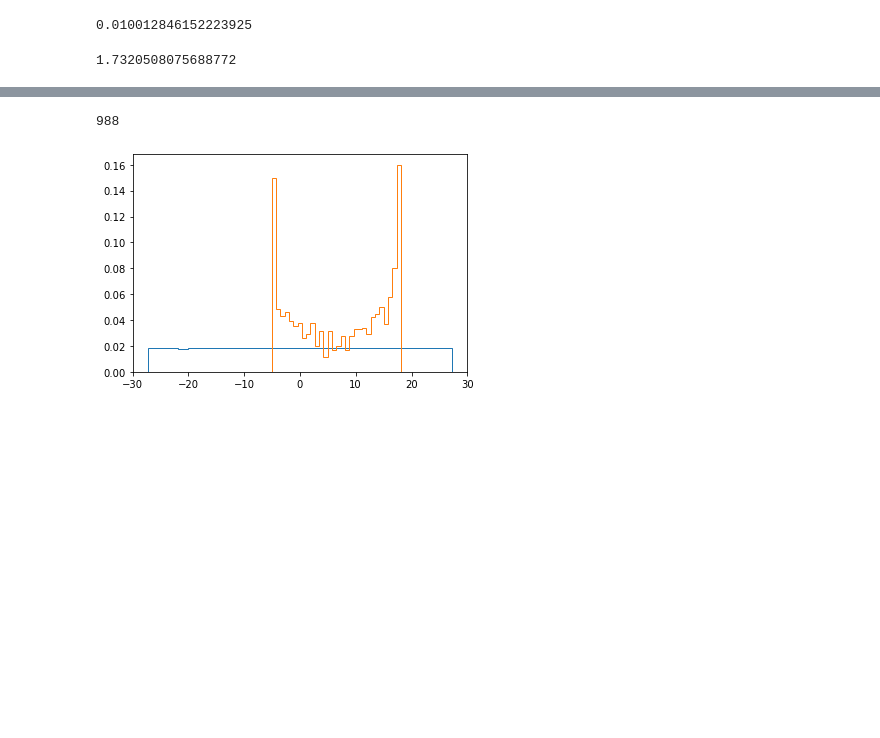
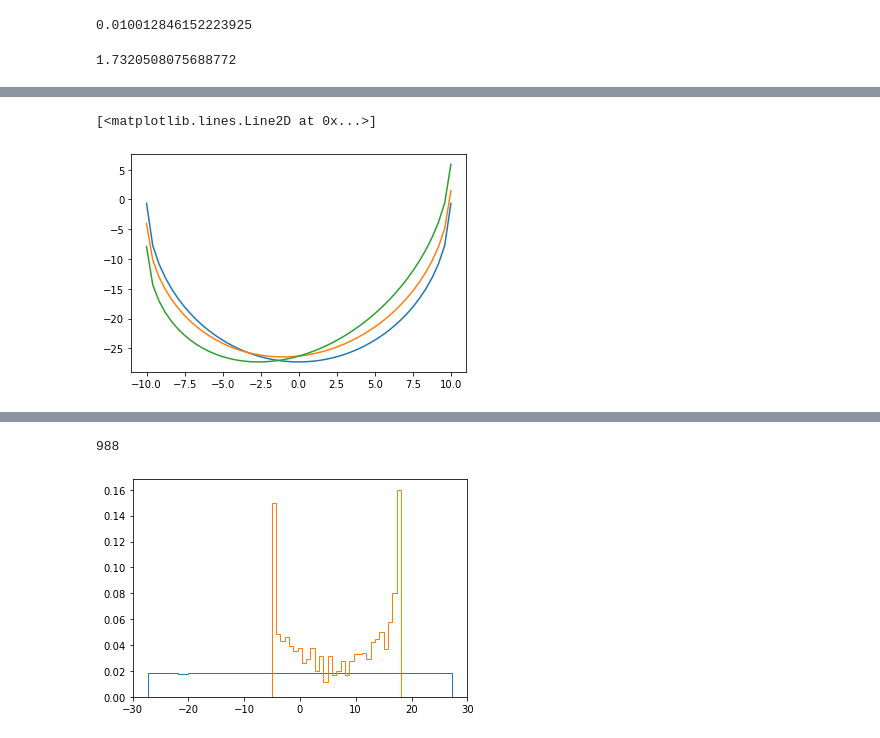
Before and after one commit to millsjc/pycbc, a Jupyter notebook: test_hm/playground/dt_lookup.ipynb, the cells around one changed output, grey strips where cells are left out. Cells and saved outputs as stored; diff of their text form; code cells hidden in the pictures; blank space fills up the shorter version.

```diff
--- a/test_hm/playground/dt_lookup.ipynb
+++ b/test_hm/playground/dt_lookup.ipynb
@@ -39,3 +40,4 @@ ifo1.light_travel_time_to_detector(ifo2)
 # %%
-ifo2.light_travel_time_to_detector(ifo3)
+tau_23 = ifo2.light_travel_time_to_detector(ifo3)*1000
+tau_23
 # %% [output]
@@ -43,3 +45,4 @@ ifo2.light_travel_time_to_detector(ifo3)
 # %%
-ifo1.light_travel_time_to_detector(ifo3)
+tau_13 = ifo1.light_travel_time_to_detector(ifo3)*1000
+tau_13
 # %% [output]
@@ -70,9 +76,0 @@ hist(t_diff21, **hist_kwargs);
-# %%
-def get_bounds(dt, a=0.010012846152223925*1000, c=0.027287979933844225*1000):
-    dt_2 = c * sqrt(1-dt**2/a**2)
-    return -dt_2, dt_2
-
-def get_bounds_2(dt, eps=0.01):
-    idx = (t_diff21<dt+eps)&(t_diff21>dt-eps)
-    dt2 = t_diff32[idx]
-    return min(dt2), max(dt2)
@@ -123,0 +120,5 @@ t_diff21[ii], right_ascension[ii], declination[ii]
+# %%
+dt = linspace(-10.01, 10.01, 50)
+b1 = get_bounds(dt)
+b2 = array([get_bounds_2(i) for i in dt]).T
+b3 = array([get_bounds_3(i) for i in dt]).T
@@ -123,0 +141,7 @@ t_diff21[ii], right_ascension[ii], declination[ii]
+# %%
+plot(dt, b1[0])
+plot(dt, b2[0])
+plot(dt, b3[0])
+# %% [output]
+[<matplotlib.lines.Line2D at 0x...>]
+[figure, added]
```
Also changed, not shown: parts of 95 cells of this notebook.
